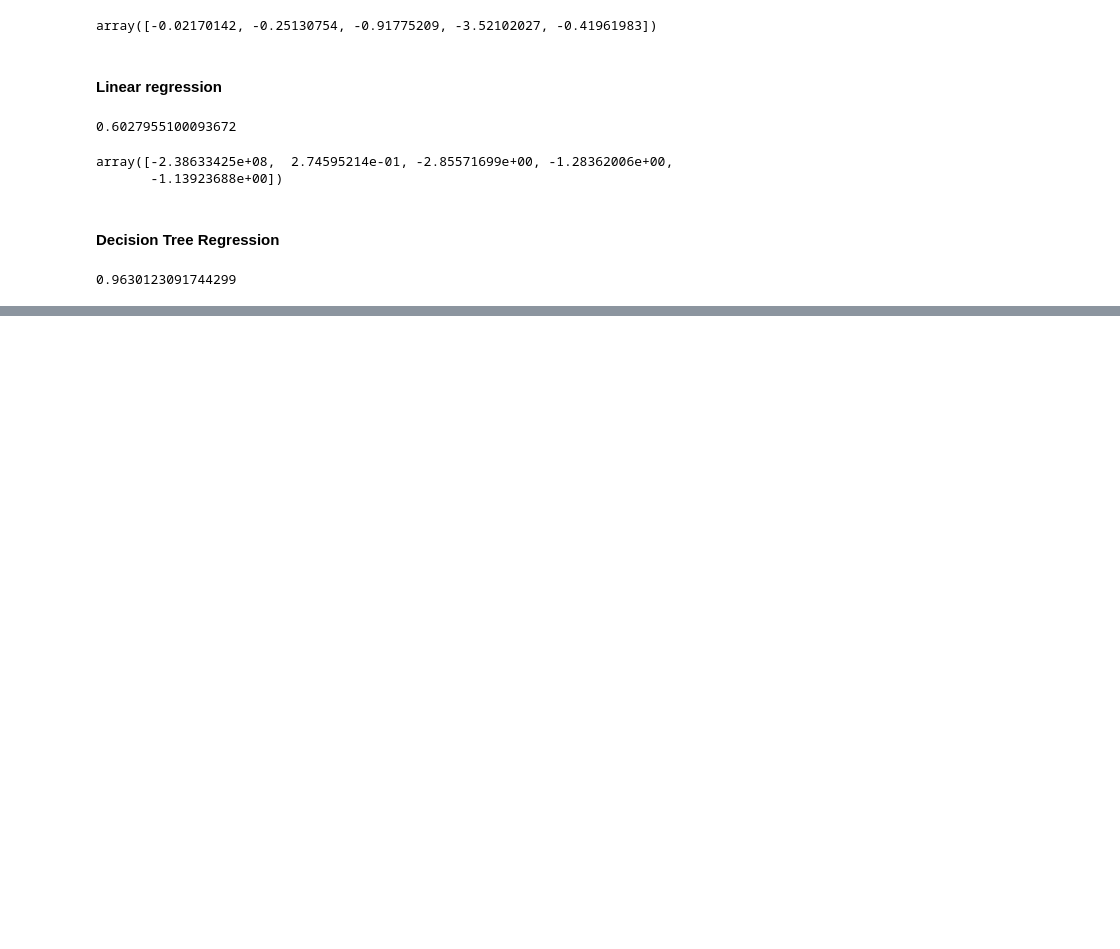
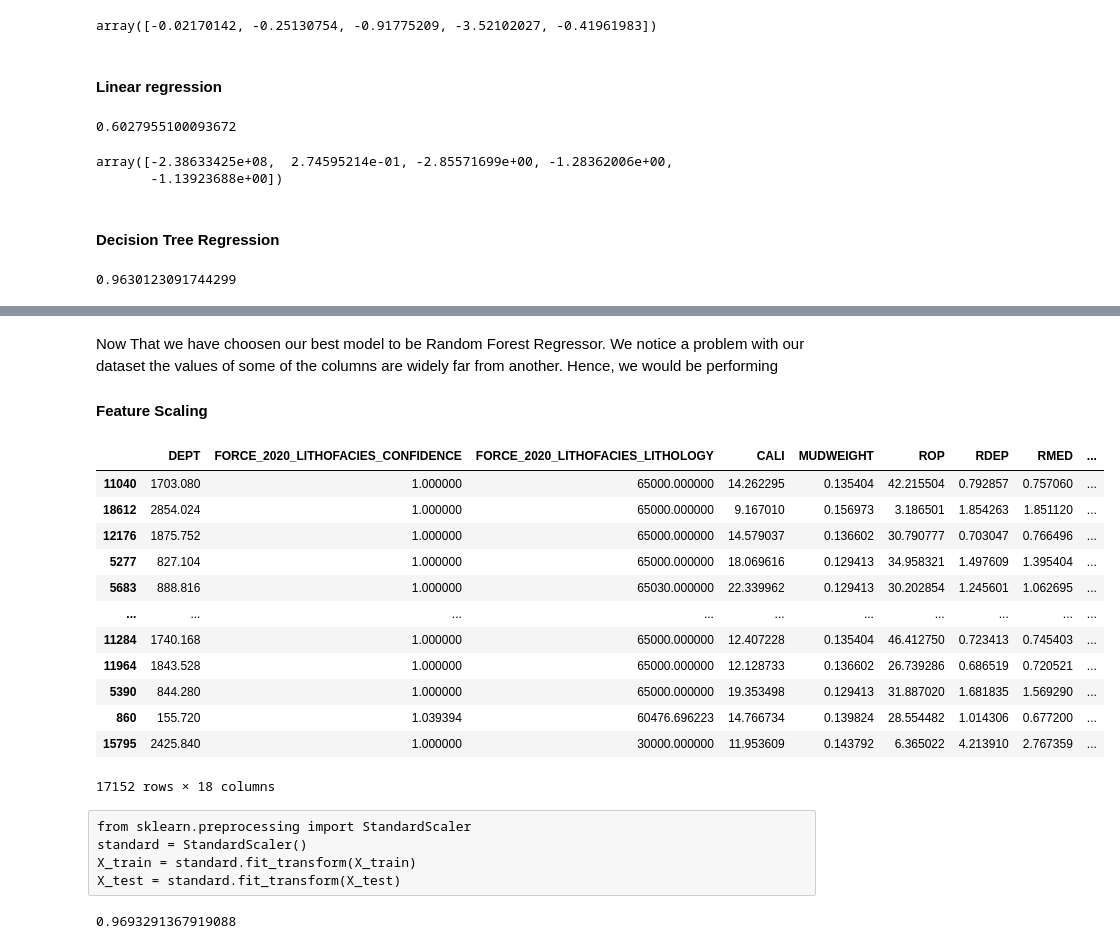
Before and after one commit to EmmanuelAjibokun/Exploring-Petroleum-Well-log-data, a Jupyter notebook: modelling/machine-learning-model.ipynb, the cells around one changed output, grey strips where cells are left out. Drawn from its saved outputs; the diff is of its cells as text; code cells hidden in the pictures; blank space fills up the shorter version.

Commit message:
add new datasets

```diff
--- a/modelling/machine-learning-model.ipynb
+++ b/modelling/machine-learning-model.ipynb
@@ -235,0 +238,5 @@ NameError: name 'cross_val' is not defined
+# %%
+from sklearn.ensemble import RandomForestRegressor
+RF_reg = RandomForestRegressor()
+RF_reg.fit(X_train, y_train)
+RF_reg.score(X_test, y_test)
@@ -235,0 +258,29 @@ NameError: name 'cross_val' is not defined
+# %% [markdown]
+Now That we have choosen our best model to be Random Forest Regressor. We notice a problem with our dataset the values of some of the columns are widely far from another. Hence, we would be performing
+#### Feature Scaling
+# %%
+X_train
+# %% [output]
+|  | DEPT | FORCE_2020_LITHOFACIES_CONFIDENCE | FORCE_2020_LITHOFACIES_LITHOLOGY | CALI | MUDWEIGHT | ROP | RDEP | RMED | ... |
+| 11040 | 1703.080 | 1.000000 | 65000.000000 | 14.262295 | 0.135404 | 42.215504 | 0.792857 | 0.757060 | ... |
+| 18612 | 2854.024 | 1.000000 | 65000.000000 | 9.167010 | 0.156973 | 3.186501 | 1.854263 | 1.851120 | ... |
+| 12176 | 1875.752 | 1.000000 | 65000.000000 | 14.579037 | 0.136602 | 30.790777 | 0.703047 | 0.766496 | ... |
+| 5277 | 827.104 | 1.000000 | 65000.000000 | 18.069616 | 0.129413 | 34.958321 | 1.497609 | 1.395404 | ... |
+| 5683 | 888.816 | 1.000000 | 65030.000000 | 22.339962 | 0.129413 | 30.202854 | 1.245601 | 1.062695 | ... |
+| ... | ... | ... | ... | ... | ... | ... | ... | ... | ... |
+| 11284 | 1740.168 | 1.000000 | 65000.000000 | 12.407228 | 0.135404 | 46.412750 | 0.723413 | 0.745403 | ... |
+| 11964 | 1843.528 | 1.000000 | 65000.000000 | 12.128733 | 0.136602 | 26.739286 | 0.686519 | 0.720521 | ... |
+| 5390 | 844.280 | 1.000000 | 65000.000000 | 19.353498 | 0.129413 | 31.887020 | 1.681835 | 1.569290 | ... |
+| 860 | 155.720 | 1.039394 | 60476.696223 | 14.766734 | 0.139824 | 28.554482 | 1.014306 | 0.677200 | ... |
+| 15795 | 2425.840 | 1.000000 | 30000.000000 | 11.953609 | 0.143792 | 6.365022 | 4.213910 | 2.767359 | ... |
+17152 rows × 18 columns
+# %% [raw]
+from sklearn.preprocessing import StandardScaler
+standard = StandardScaler()
+X_train = standard.fit_transform(X_train)
+X_test = standard.fit_transform(X_test)
+# %%
+RF_reg.fit(X_train, y_train)
+RF_reg.score(X_test, y_test)
+# %% [output]
+0.9693291367919088
```
Also changed, not shown: parts of 8 cells of this notebook, 4 other files.
